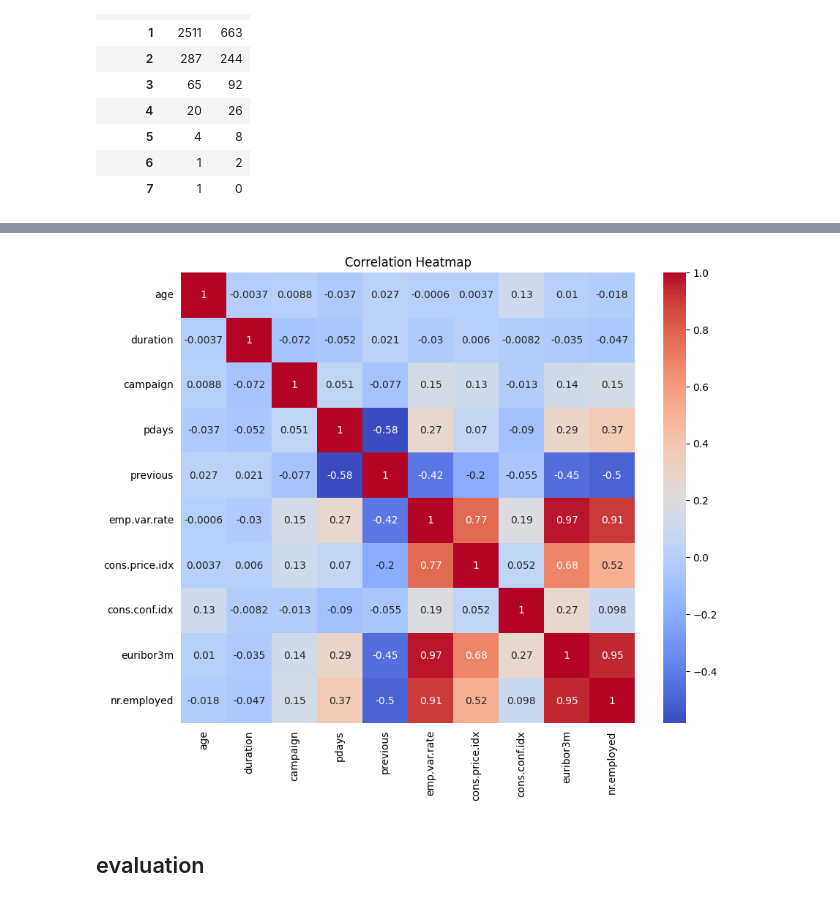
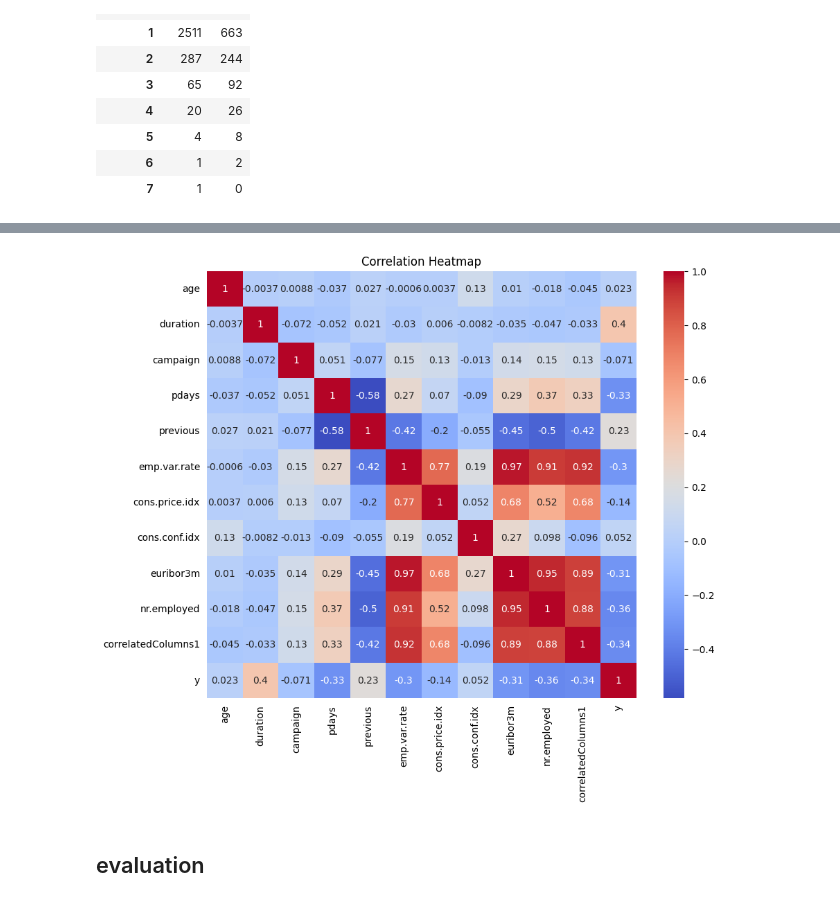
Before and after one commit to sauravkokane/Bank-Calls-Success-predictions, a Jupyter notebook: Bank_Calls_Success_predictions.ipynb, the cells around one changed output, grey strips where cells are left out. Saved outputs shown, nothing was run; the diff lists cells and outputs as text; code cells hidden in the pictures.

```diff
--- a/Bank_Calls_Success_predictions.ipynb
+++ b/Bank_Calls_Success_predictions.ipynb
@@ -981,12 +1120,16 @@ get_univariate_distribution_plot(df_train, categorical_cols, hue='y', plotType="
+# %%
+df_trial = df_train.select_dtypes(np.number).copy()
+df_trial['correlatedColumns1'] = df_trial['emp.var.rate']/(df_trial['nr.employed'] * df_trial['euribor3m']+1e-5)
+df_trial['y'] = df_train['y'].map({"no":0, "yes":1})
 # %%
 plt.figure(figsize=(10, 8))
-ax = sns.heatmap(df_train.corr(numeric_only=True), annot=True, cmap='coolwarm')
+ax = sns.heatmap(df_trial.corr(numeric_only=True), annot=True, cmap='coolwarm')
 ax.set_title('Correlation Heatmap')
 ax.xaxis.set_ticks_position('none')
 ax.yaxis.set_ticks_position('none')
 plt.show()
 # %% [output]
-[figure, old version]
+[figure, new version]
 # %% [markdown]
 ## evaluation
 # %%
```
Also changed, not shown: parts of 86 cells of this notebook.
